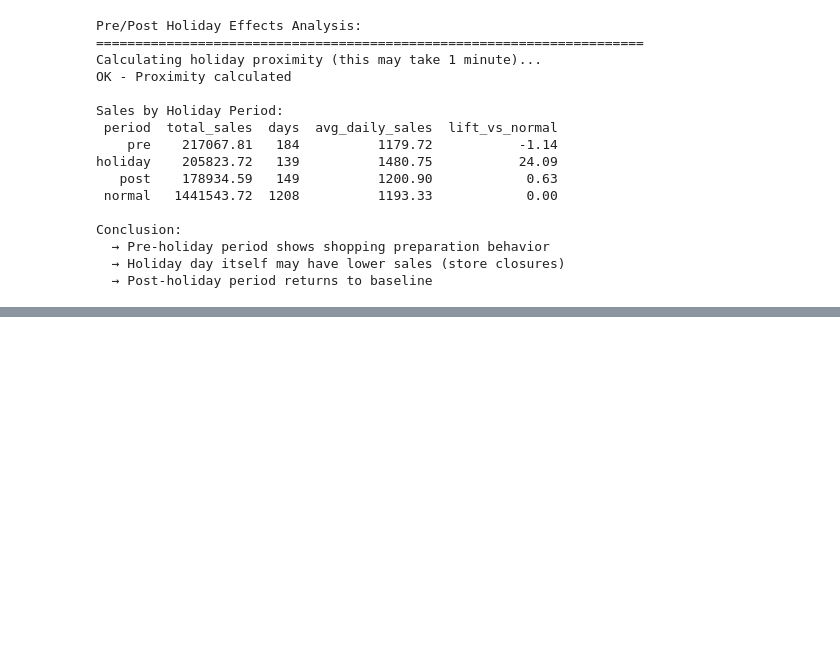
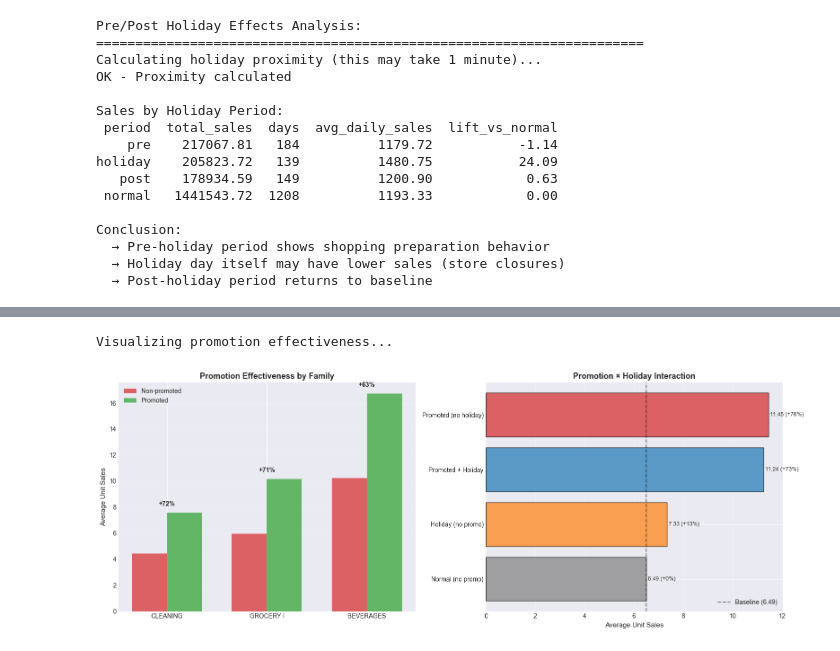
Before and after one commit to albertodiazdurana/CorporacionFavorita-demand-forecasting-in-retail, a Jupyter notebook: notebooks/d05_w01_EDA_context_export.ipynb, the cells around one changed output, grey strips where cells are left out. Saved outputs shown, nothing was run; the diff lists cells and outputs as text; code cells hidden in the pictures; blank space fills up the shorter version.

Commit message:
WEEK 1 COMPLETE: Context analysis + final export - 8.5h buffer, all objectives exceeded

```diff
--- a/notebooks/d05_w01_EDA_context_export.ipynb
+++ b/notebooks/d05_w01_EDA_context_export.ipynb
@@ -429,0 +642,76 @@ Conclusion:
+# %%
+# Visualize promotion effectiveness
+print("\nVisualizing promotion effectiveness...")
+
+fig, axes = plt.subplots(1, 2, figsize=(16, 6))
+
+# Plot 1: Promotion lift by family
+ax1 = axes[0]
+x = np.arange(len(lift_df))
+width = 0.35
+
+bars1 = ax1.bar(x - width/2, lift_df['non_promo_avg'], width,
+                label='Non-promoted', color='#d62728', alpha=0.7)
+bars2 = ax1.bar(x + width/2, lift_df['promo_avg'], width,
+                label='Promoted', color='#2ca02c', alpha=0.7)
+
+ax1.set_ylabel('Average Unit Sales', fontsize=11)
+ax1.set_title('Promotion Effectiveness by Family', fontsize=13, fontweight='bold')
+ax1.set_xticks(x)
+ax1.set_xticklabels(lift_df['family'], rotation=0)
+ax1.legend()
+ax1.grid(axis='y', alpha=0.3)
+
+# Add lift percentage labels
+# Before the visualization, rename the column
+lift_df = lift_df.rename(columns={'lift_%': 'lift_pct'})
+
+# Then use the clean name
+for i, row in enumerate(lift_df.itertuples()):
+    ax1.text(i, max(row.non_promo_avg, row.promo_avg) + 0.5,
+             f'+{row.lift_pct:.0f}%', ha='center', fontsize=10, fontweight='bold')
+
+# Plot 2: Promotion × Holiday interaction
+ax2 = axes[1]
+interaction_sorted = interaction_analysis.sort_values('avg_sales')
+colors_interaction = ['#7f7f7f', '#ff7f0e', '#1f77b4', '#d62728']
+
+bars = ax2.barh(range(len(interaction_sorted)), interaction_sorted['avg_sales'],
+                color=colors_interaction, alpha=0.7, edgecolor='black')
+
+ax2.set_yticks(range(len(interaction_sorted)))
+ax2.set_yticklabels(interaction_sorted['category'])
+ax2.set_xlabel('Average Unit Sales', fontsize=11)
+ax2.set_title('Promotion × Holiday Interaction', fontsize=13, fontweight='bold')
+ax2.axvline(x=baseline, color='black', linestyle='--', alpha=0.5,
+            label=f'Baseline ({baseline:.2f})')
+ax2.legend()
+ax2.grid(axis='x', alpha=0.3)
+
+# Add value labels
+for i, row in enumerate(interaction_sorted.itertuples()):
+    lift = ((row.avg_sales / baseline) - 1) * 100
+    ax2.text(row.avg_sales, i, f' {row.avg_sales:.2f} ({lift:+.0f}%)',
+             va='center', fontsize=9)
+
+plt.tight_layout()
+plt.savefig(OUTPUTS / '12_promotion_effectiveness.png', dpi=300, bbox_inches='tight')
+plt.show()
+
+print("\nOK - Promotion visualization saved")
+
+print("\n" + "=" * 70)
+print("SECTION 2 COMPLETE - Promotion Effectiveness Analysis")
+print("=" * 70)
+
+print("\nKey Findings:")
+print("  • Overall promotion lift: +74.0% (HIGHLY effective)")
+print("  • BEVERAGES: +63% lift (lowest but still strong)")
+print("  • CLEANING: +72% lift")
+print("  • GROCERY I: +71% lift")
+print("  • Type C stores: +101% lift (promotions most effective in underperforming stores)")
+print("  • Negative synergy: -16.1% when combining promos with holidays")
+print("  • Recommendation: Run promotions on NORMAL days, not holidays")
+# %% [output]
+Visualizing promotion effectiveness...
+[figure, added]
```
Also changed, not shown: parts of 15 cells of this notebook, 1 other file.
